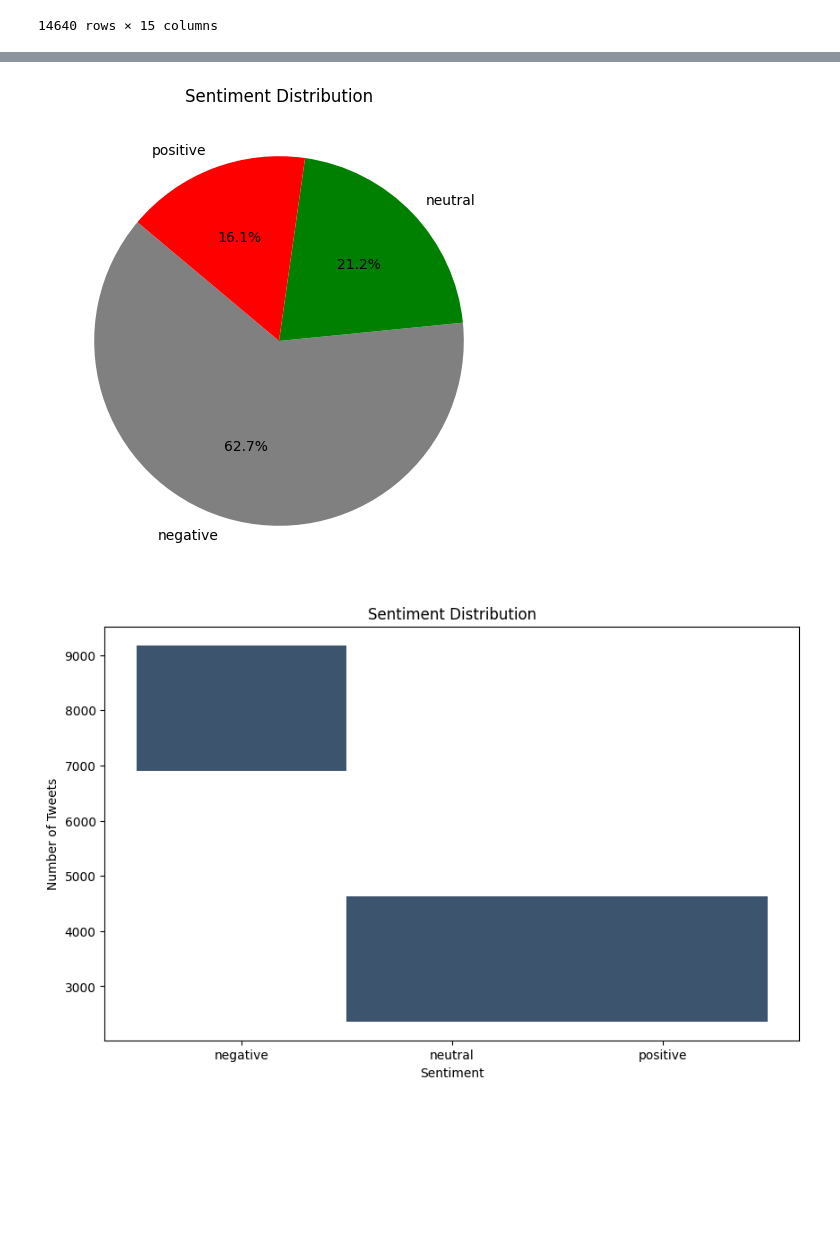
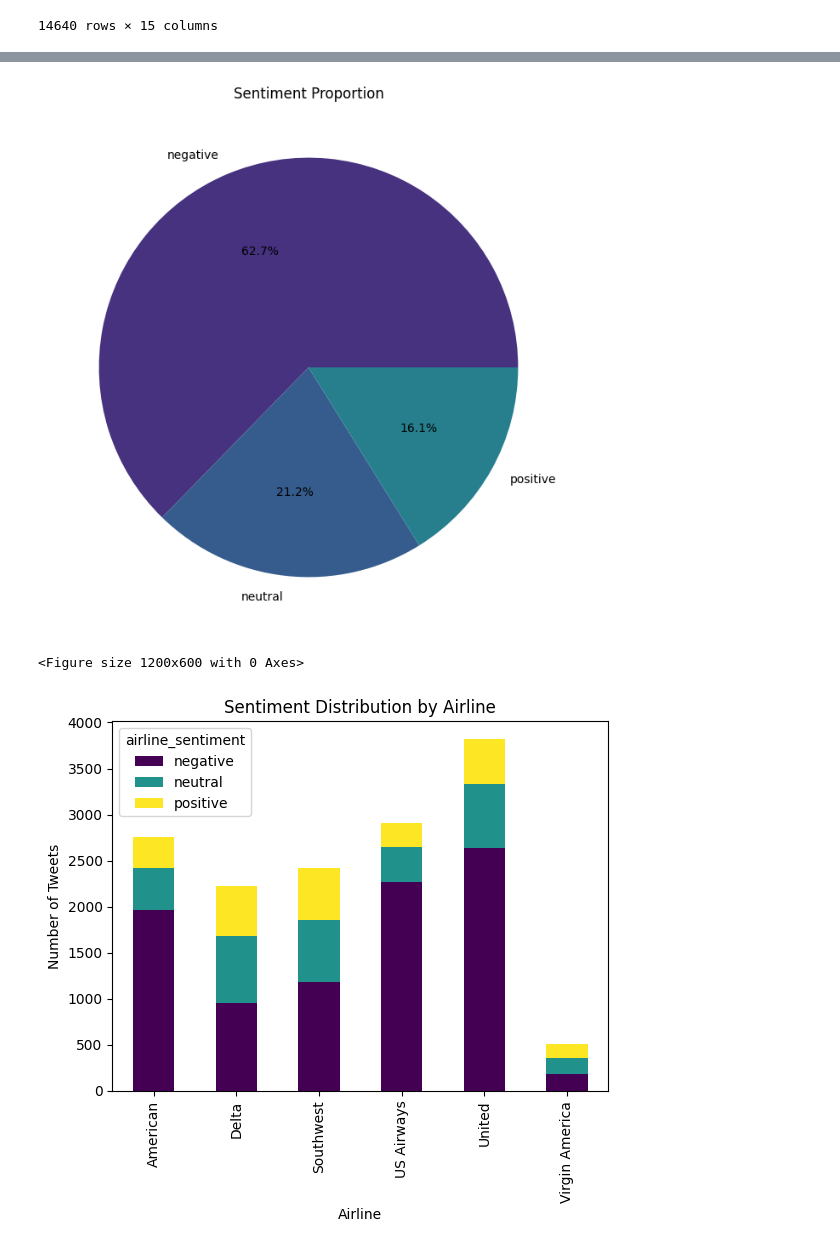
Before and after one commit to Irfana-Fasila/PRODIGY_DS_04, a Jupyter notebook: task4.ipynb, the cells around one changed output, grey strips where cells are left out. Cells and saved outputs as stored; diff of their text form; code cells hidden in the pictures; blank space fills up the shorter version.

```diff
--- a/task4.ipynb
+++ b/task4.ipynb
@@ -24,22 +40,26 @@ df
 # %%
-# Sentiment Distribution
+
+
+# Sentiment counts
 sentiment_counts = df['airline_sentiment'].value_counts()
-plt.figure(figsize=(8, 6))
-plt.pie(sentiment_counts, labels=sentiment_counts.index, autopct='%1.1f%%', startangle=140, colors=['grey', 'green', 'red'])
-plt.title('Sentiment Distribution')
+
+# Plot sentiment proportion
+plt.figure(figsize=(8, 8))
+plt.pie(sentiment_counts, labels=sentiment_counts.index, autopct='%1.1f%%', colors=sns.color_palette('viridis'))
+plt.title('Sentiment Proportion')
 plt.show()
 # %% [output]
-[figure, old version]
+[figure, new version]
 # %%
-# Sentiment counts
-sentiment_counts = df['airline_sentiment'].value_counts()
+# Sentiment distribution by airline
+sentiment_airline = df.groupby(['airline', 'airline_sentiment']).size().unstack().fillna(0)
 
-# Plot sentiment distribution
-plt.figure(figsize=(10, 6))
-sns.histplot(x=sentiment_counts.index, y=sentiment_counts.values, palette='viridis')
-plt.title('Sentiment Distribution')
-plt.xlabel('Sentiment')
+plt.figure(figsize=(12, 6))
+sentiment_airline.plot(kind='bar', stacked=True, colormap='viridis')
+plt.title('Sentiment Distribution by Airline')
+plt.xlabel('Airline')
 plt.ylabel('Number of Tweets')
 plt.show()
 # %% [output]
+<Figure size 1200x600 with 0 Axes>
-[figure, old version]
+[figure, new version]
```
Also changed, not shown: parts of 2 cells of this notebook.
